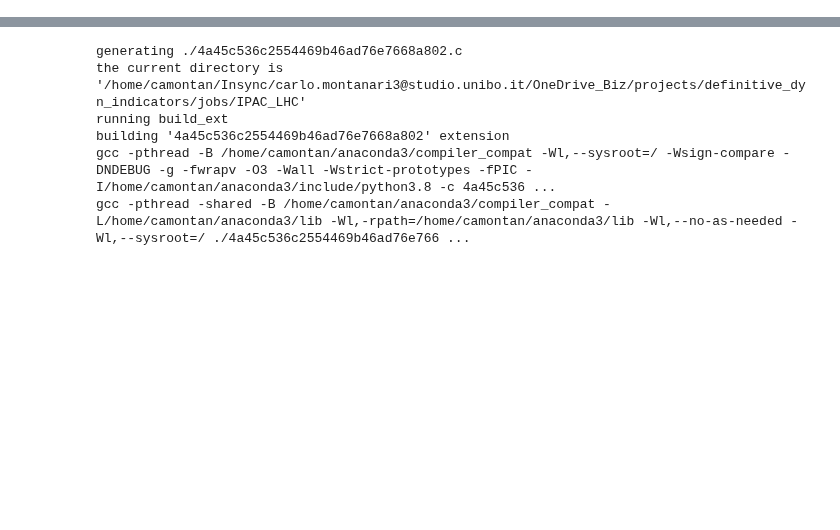
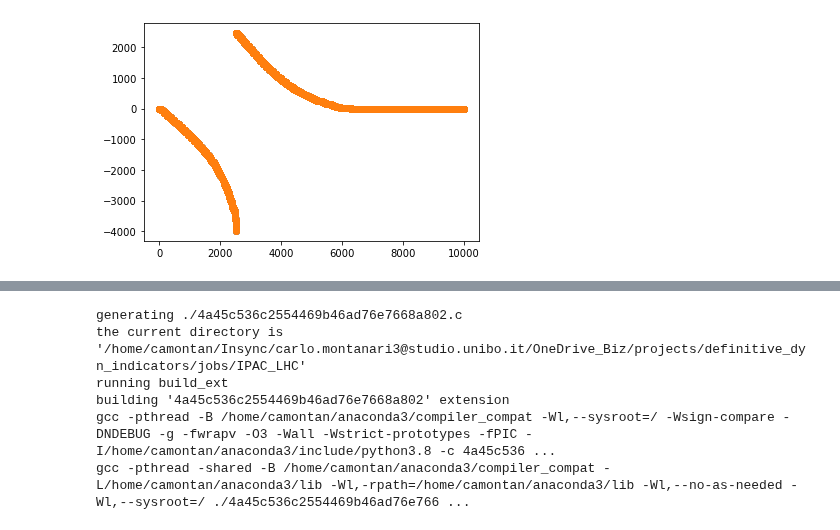
Before and after one commit to carlidel/definitive_dyn_indicators, a Jupyter notebook: jobs/IPAC_LHC/tests gpu.ipynb, the cells around one changed output, grey strips where cells are left out. Saved outputs shown, nothing was run; the diff lists cells and outputs as text; code cells hidden in the pictures; blank space fills up the shorter version.

```diff
--- a/jobs/IPAC_LHC/tests gpu.ipynb
+++ b/jobs/IPAC_LHC/tests gpu.ipynb
@@ -46,7 +52,7 @@ displacement_delta = particle_config.get_initial_conditions_with_displacement(
     run_config.displacement_module, "delta")
 # %%
 particles = intial_conditions.create_particles(context=context)
-particles_d = displacement.create_particles(context=context)
+particles_d = displacement_x.create_particles(context=context)
 # %%
 chk = xe.Checkpoint(
     particles_config=particle_config,
@@ -169,0 +176,5 @@ array([0.39760364, 0.41865896, 0.39973638, 0.43656767, 0.42991236,
+# %%
+for p in chk.particles_list:
+    plt.scatter(np.arange(len(p["particle_id"])), np.arange(len(p["particle_id"]))-p["particle_id"])
+# %% [output]
+[figure, added]
```
Also changed, not shown: parts of 15 cells of this notebook, 2 other files.
